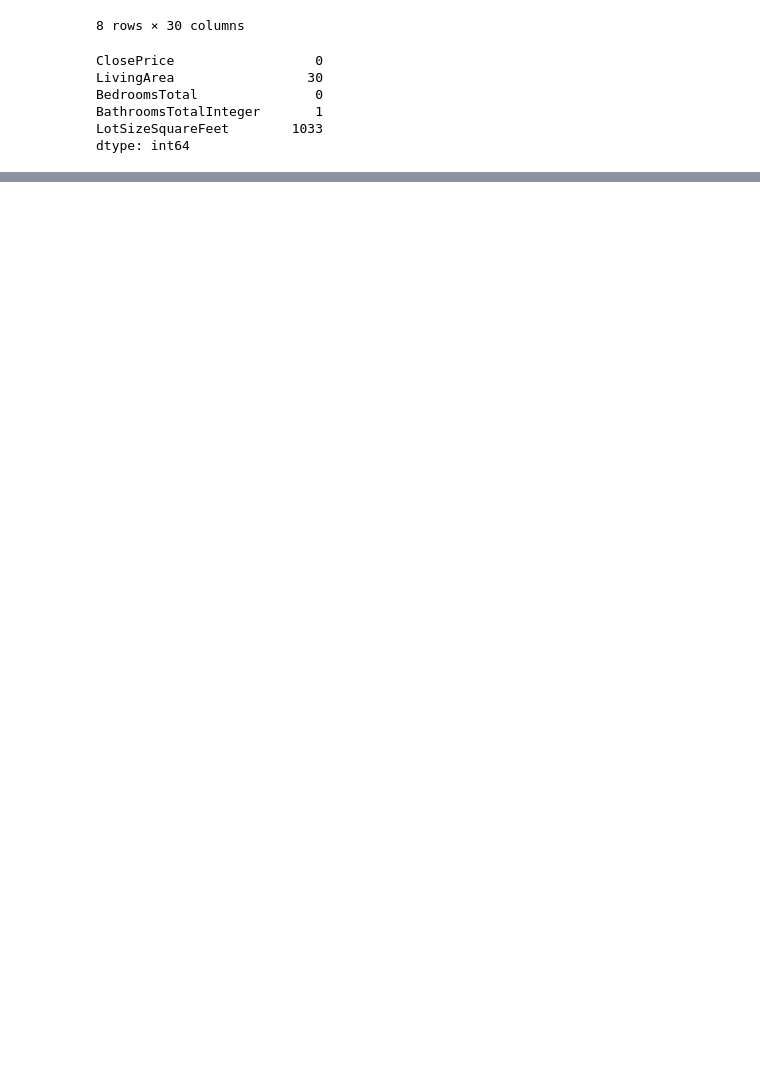
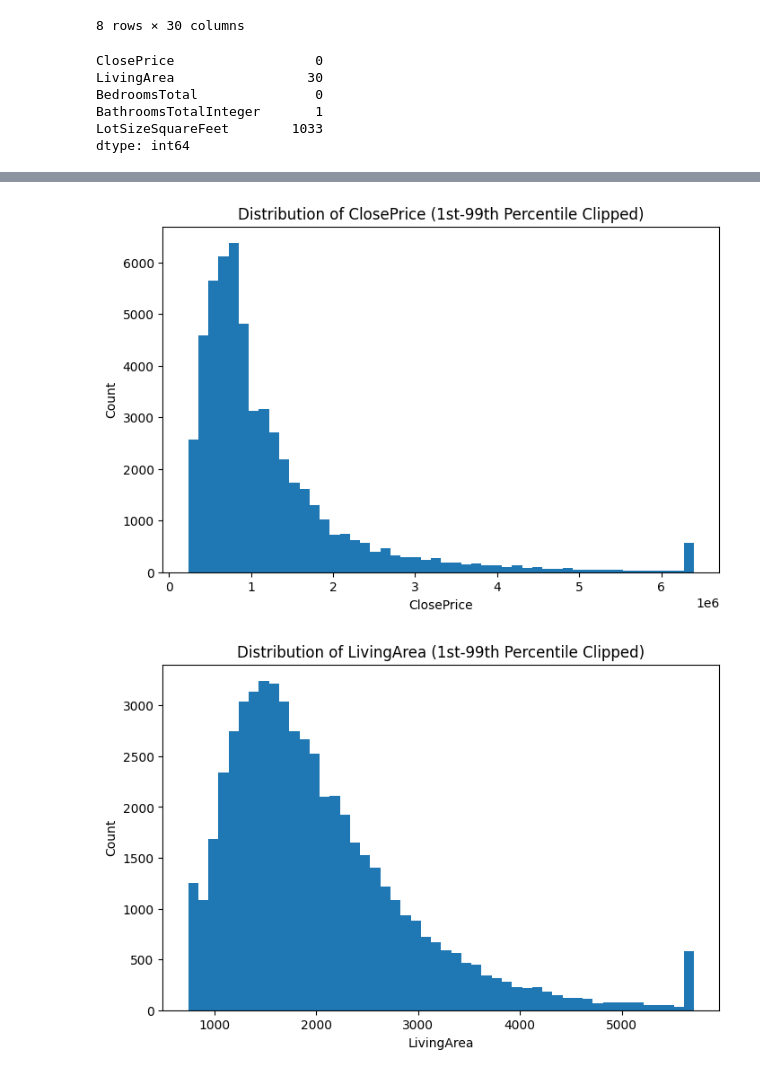
Before and after one commit to yunaxin/IDXExchange_DataScience, a Jupyter notebook: 01_exploration.ipynb, the cells around one changed output, grey strips where cells are left out. Cells and saved outputs as stored; diff of their text form; code cells hidden in the pictures; blank space fills up the shorter version.

```diff
--- a/01_exploration.ipynb
+++ b/01_exploration.ipynb
@@ -91,0 +167,15 @@ dtype: int64
+# %%
+# Clipped histograms to reduce effect of extreme outliers
+for col in eda_cols:
+    lower = eda_clean[col].quantile(0.01)
+    upper = eda_clean[col].quantile(0.99)
+
+    plt.figure(figsize=(8, 5))
+    plt.hist(eda_clean[col].clip(lower, upper), bins=50)
+    plt.title(f"Distribution of {col} (1st-99th Percentile Clipped)")
+    plt.xlabel(col)
+    plt.ylabel("Count")
+    plt.show()
+# %% [output]
+[figure, added]
+[figure, added]
```
Also changed, not shown: parts of 8 cells of this notebook.
